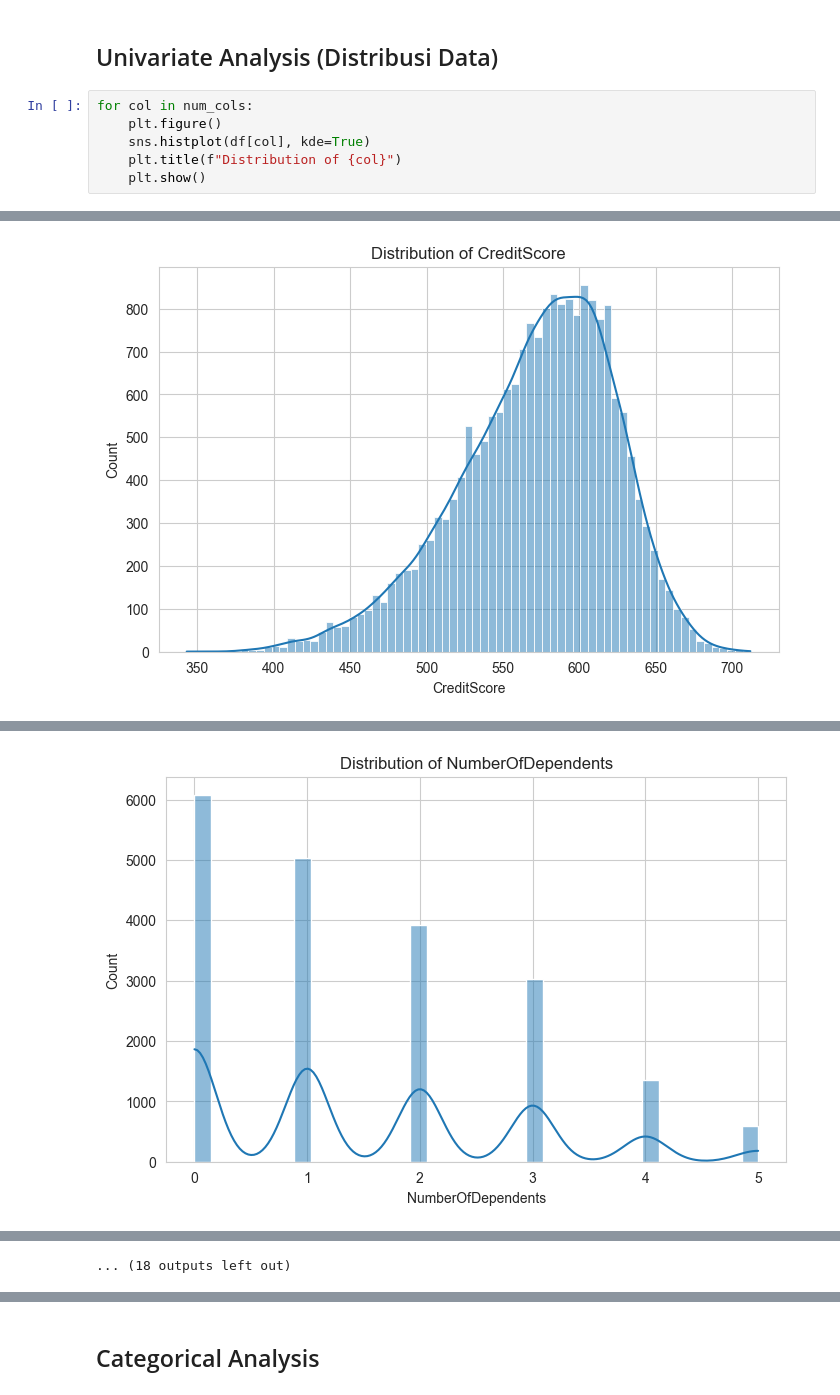
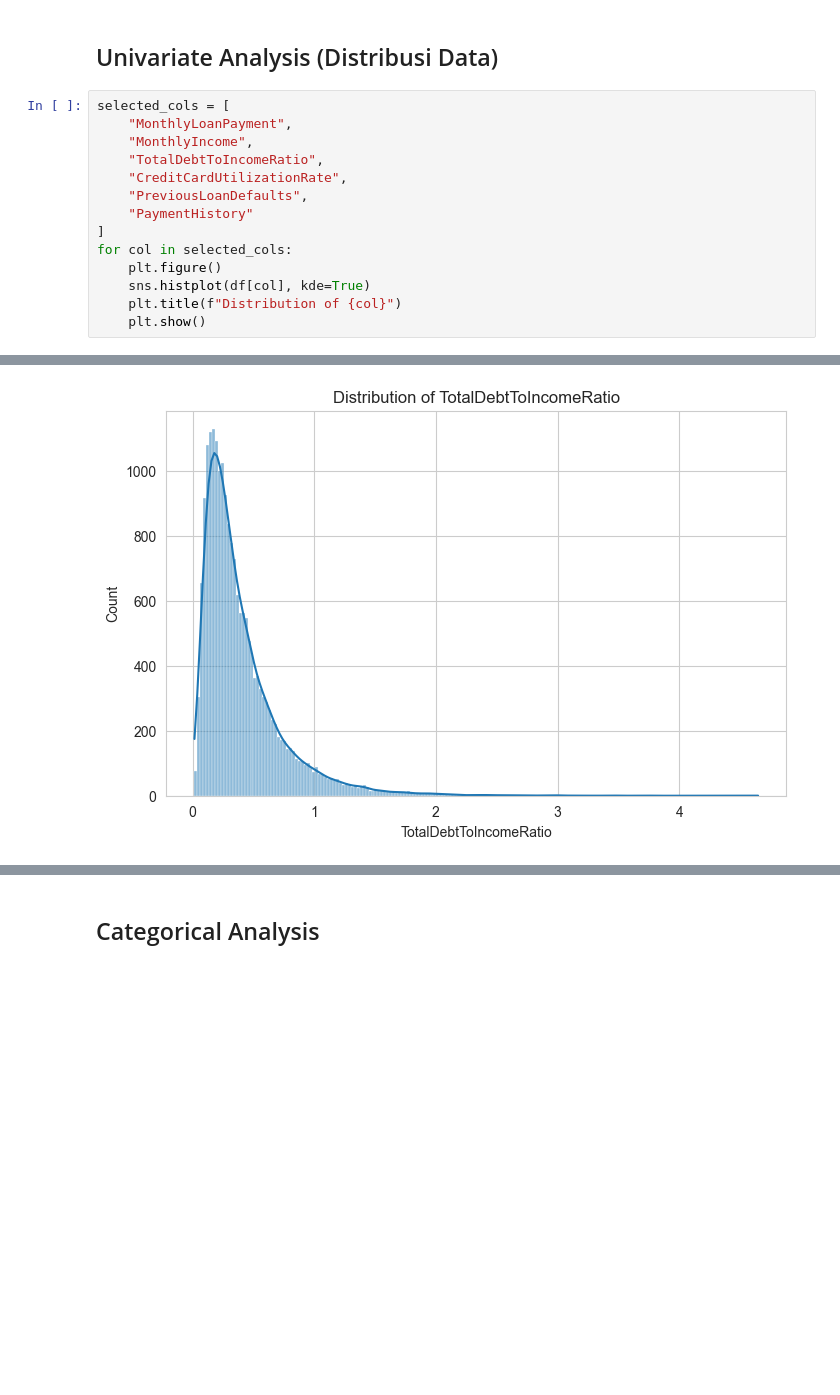
Before and after one commit to sseptiannn/finalproject_dibimbing_aiml8, a Jupyter notebook: notebooks/Exploratory Data Analysis.ipynb, the cells around one changed output, grey strips where cells are left out. Cells and saved outputs as stored; diff of their text form; blank space fills up the shorter version.

```diff
--- a/notebooks/Exploratory Data Analysis.ipynb
+++ b/notebooks/Exploratory Data Analysis.ipynb
@@ -88,7 +88,15 @@ Jumlah fitur kategorikal: 6
 # %% [markdown]
 ## Univariate Analysis (Distribusi Data)
 # %%
-for col in num_cols:
+selected_cols = [
+    "MonthlyLoanPayment",
+    "MonthlyIncome",
+    "TotalDebtToIncomeRatio",
+    "CreditCardUtilizationRate",
+    "PreviousLoanDefaults",
+    "PaymentHistory"
+]
+for col in selected_cols:
     plt.figure()
     sns.histplot(df[col], kde=True)
     plt.title(f"Distribution of {col}")
@@ -99 +107 @@ for col in num_cols:
-[figure, old version]
+[figure, new version]
@@ -103 +110,0 @@ for col in num_cols:
-[figure, removed]
@@ -109,3 +111,2 @@ for col in num_cols:
-... (18 outputs left out)
 # %% [markdown]
 Penjelasan Distribusi Data untuk beberapa fitur :
```
Also changed, not shown: parts of 2 cells of this notebook.
